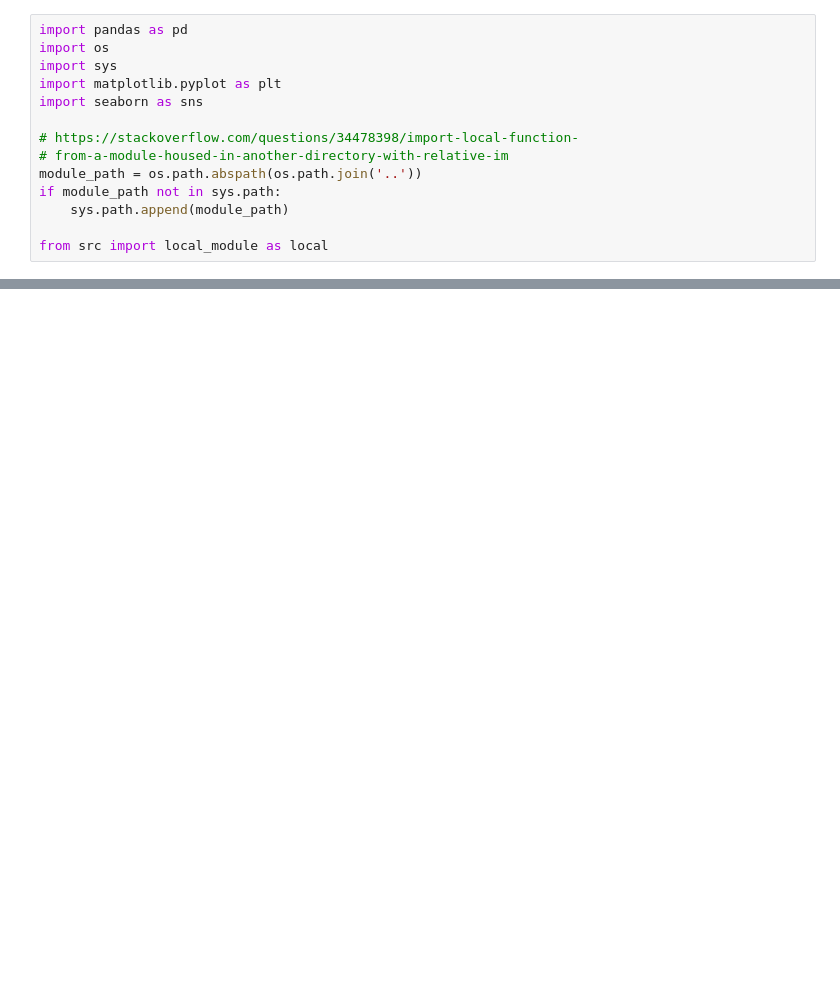
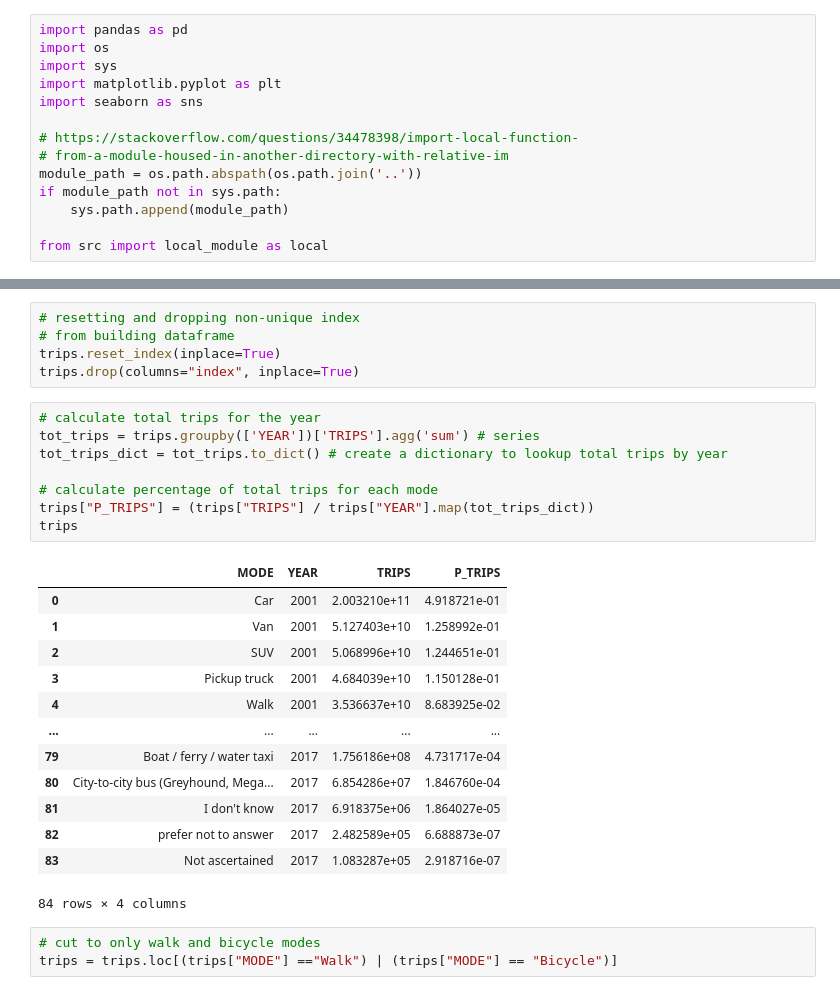
Before and after one commit to cyrchi/national-bikeped-stats, a Jupyter notebook: notebooks/04-NHTS-time-series-exploration.ipynb, the cells around one changed output, grey strips where cells are left out. Drawn from its saved outputs; the diff is of its cells as text; blank space fills up the shorter version.

```diff
--- a/notebooks/04-NHTS-time-series-exploration.ipynb
+++ b/notebooks/04-NHTS-time-series-exploration.ipynb
@@ -100,0 +215,30 @@ sns.barplot(
+# %%
+# resetting and dropping non-unique index
+# from building dataframe
+trips.reset_index(inplace=True)
+trips.drop(columns="index", inplace=True)
+# %%
+# calculate total trips for the year
+tot_trips = trips.groupby(['YEAR'])['TRIPS'].agg('sum') # series
+tot_trips_dict = tot_trips.to_dict() # create a dictionary to lookup total trips by year
+
+# calculate percentage of total trips for each mode
+trips["P_TRIPS"] = (trips["TRIPS"] / trips["YEAR"].map(tot_trips_dict))
+trips
+# %% [output]
+|  | MODE | YEAR | TRIPS | P_TRIPS |
+| 0 | Car | 2001 | 2.003210e+11 | 4.918721e-01 |
+| 1 | Van | 2001 | 5.127403e+10 | 1.258992e-01 |
+| 2 | SUV | 2001 | 5.068996e+10 | 1.244651e-01 |
+| 3 | Pickup truck | 2001 | 4.684039e+10 | 1.150128e-01 |
+| 4 | Walk | 2001 | 3.536637e+10 | 8.683925e-02 |
+| ... | ... | ... | ... | ... |
+| 79 | Boat / ferry / water taxi | 2017 | 1.756186e+08 | 4.731717e-04 |
+| 80 | City-to-city bus (Greyhound, Mega... | 2017 | 6.854286e+07 | 1.846760e-04 |
+| 81 | I don't know | 2017 | 6.918375e+06 | 1.864027e-05 |
+| 82 | prefer not to answer | 2017 | 2.482589e+05 | 6.688873e-07 |
+| 83 | Not ascertained | 2017 | 1.083287e+05 | 2.918716e-07 |
+84 rows × 4 columns
+# %%
+# cut to only walk and bicycle modes
+trips = trips.loc[(trips["MODE"] =="Walk") | (trips["MODE"] == "Bicycle")]
```
Also changed, not shown: parts of 16 cells of this notebook.
